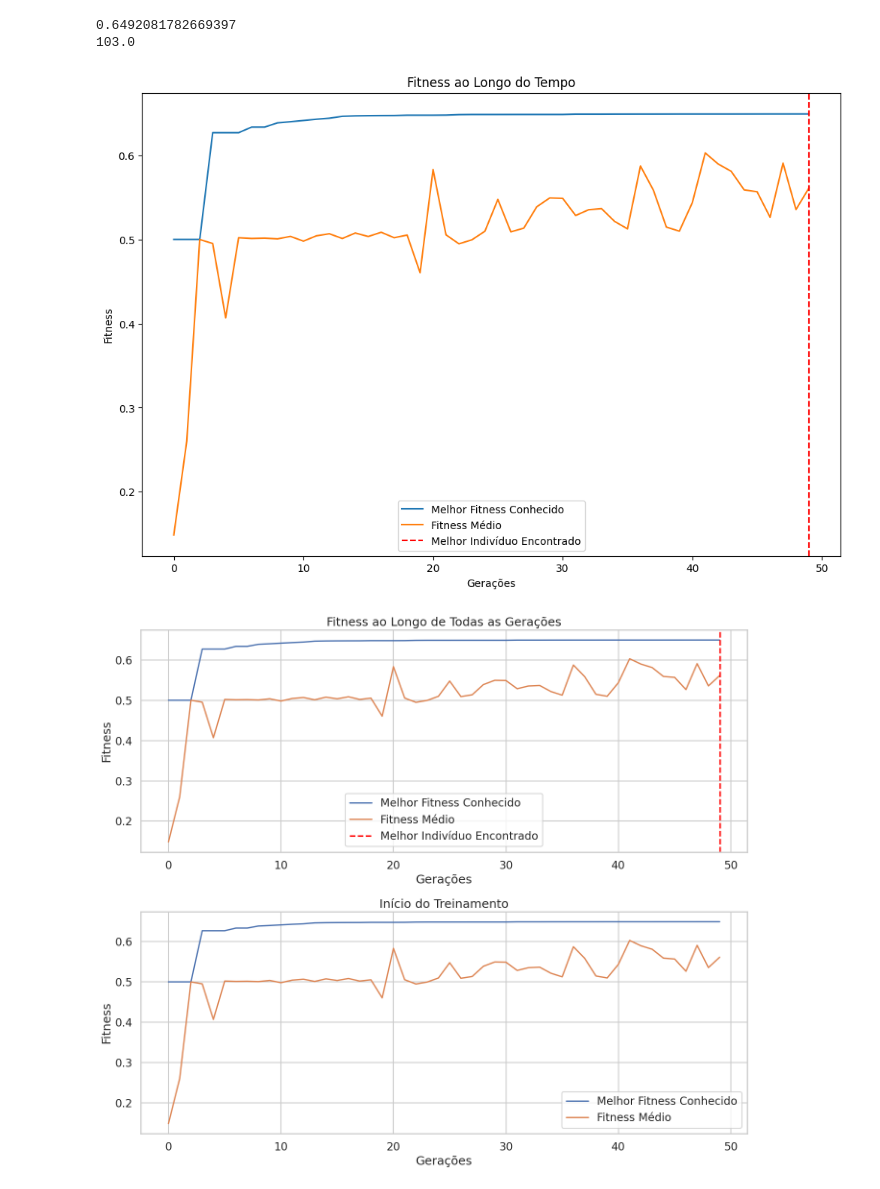
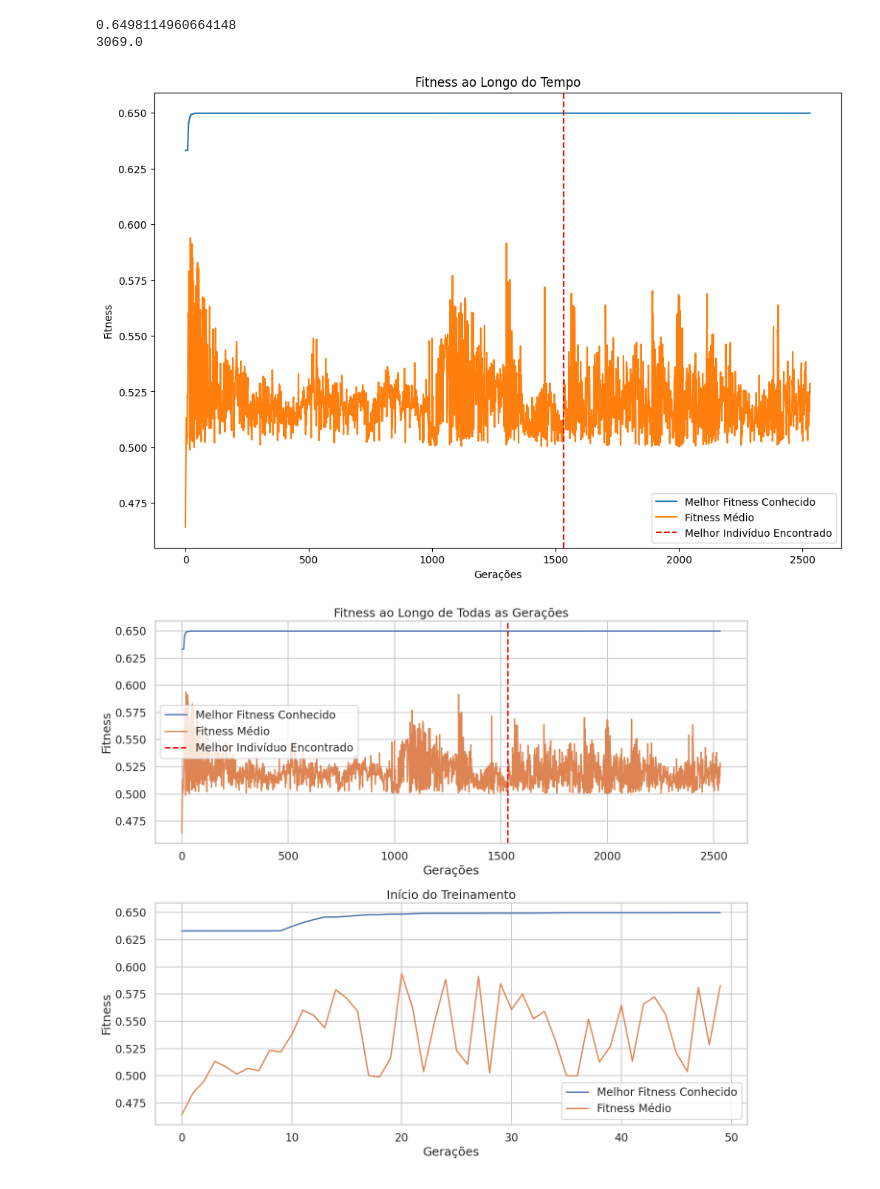
Before and after one commit to pdcos/modelo_foguete_corrigido, a Jupyter notebook: train_comparsion/view_best_train.ipynb, the cells around one changed output. Saved outputs shown, nothing was run; the diff lists cells and outputs as text; code cells hidden in the pictures.

```diff
--- a/train_comparsion/view_best_train.ipynb
+++ b/train_comparsion/view_best_train.ipynb
@@ -28,7 +28,7 @@ def read_json_file(path):
         list_dict_alg = json.load(f)
     return list_dict_alg
 
-path = '/home/ubuntu/Mestrado/modelo_foguete_corrigido/train_comparsion/results/depso_best_model.json'
+path = '/home/ubuntu/Mestrado/modelo_foguete_corrigido/train_comparsion/results/depso_best_model_2.json'
 dict_alg = read_json_file(path)
 # %%
 
@@ -80,8 +80,8 @@ print( fitness_calls )
 # Encontra o índice da linha em que o best_ind ocorre a primeira vez
 index = df.loc[df['best_ind'] == best_ind].index[0]
 # %% [output]
-0.6492081782669397
-103.0
+0.6498114960664148
+3069.0
 # %%
 # Faz a visualização do gráfico de treinamento do modelo atraés do dataframe df
 # mostrando o best_ind e o avg_fitness ao longo do tempo
@@ -95,39 +95,39 @@ plt.ylabel('Fitness')
 plt.legend()
 plt.show()
 # %% [output]
-[figure, old version]
+[figure, new version]
 # %%
 import matplotlib.pyplot as plt
 import seaborn as sns
 import pandas as pd
 
 # Supondo que df seja o seu DataFrame
 # df = pd.read_csv('seu_arquivo.csv') # Exemplo de como carregar o DataFrame
 
 sns.set_theme(context='talk', style='whitegrid') # Configura o tema com Seaborn para um look mais acadêmico
 
 fig, axes = plt.subplots(2, 1, figsize=(14, 12)) # Cria uma figura com duas subfiguras (subplots)
 
 # Plot para o treinamento completo
 axes[0].plot(df['best_known'], label='Melhor Fitness Conhecido', linewidth=2)
 axes[0].plot(df['avg_fitness'], label='Fitness Médio', linewidth=2)
 axes[0].axvline(index, color='red', linestyle='--', label='Melhor Indivíduo Encontrado')
 axes[0].set_title('Fitness ao Longo de Todas as Gerações')
 axes[0].set_xlabel('Gerações')
 axes[0].set_ylabel('Fitness')
 axes[0].legend()
 
 # Plot para visualizar apenas o início do treinamento
-inicio_treinamento = 100 # Ajuste este valor para quantas gerações você quer visualizar no começo
+inicio_treinamento = 50 # Ajuste este valor para quantas gerações você quer visualizar no começo
 axes[1].plot(df['best_known'][:inicio_treinamento], label='Melhor Fitness Conhecido', linewidth=2)
 axes[1].plot(df['avg_fitness'][:inicio_treinamento], label='Fitness Médio', linewidth=2)
 #axes[1].axvline(index if index < inicio_treinamento else -1, color='red', linestyle='--', label='Melhor Indivíduo Encontrado' if index < inicio_treinamento else '')
 axes[1].set_title('Início do Treinamento')
 axes[1].set_xlabel('Gerações')
 axes[1].set_ylabel('Fitness')
 axes[1].legend()
 
 plt.tight_layout() # Ajusta automaticamente os subplots para que caibam na figura
 plt.show()
 # %% [output]
-[figure, old version]
+[figure, new version]
```
Also changed, not shown: parts of 10 cells of this notebook, 19 other files.
